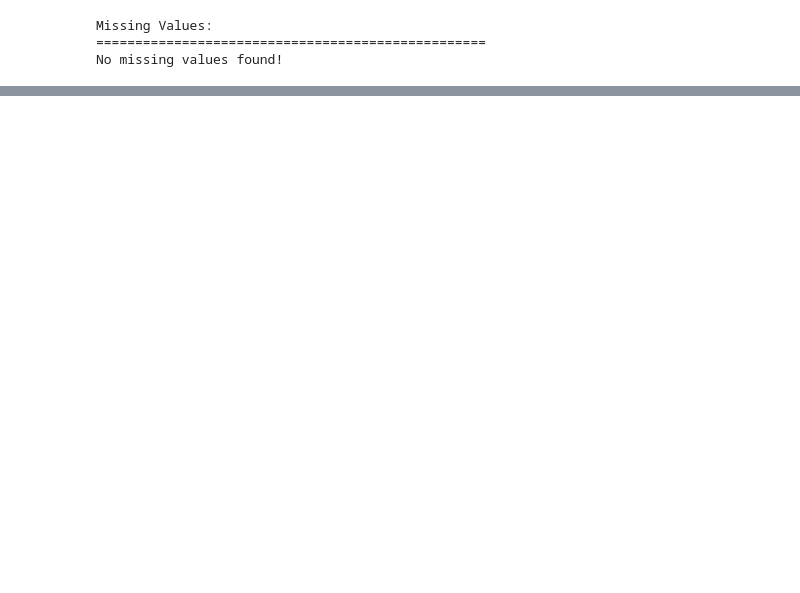
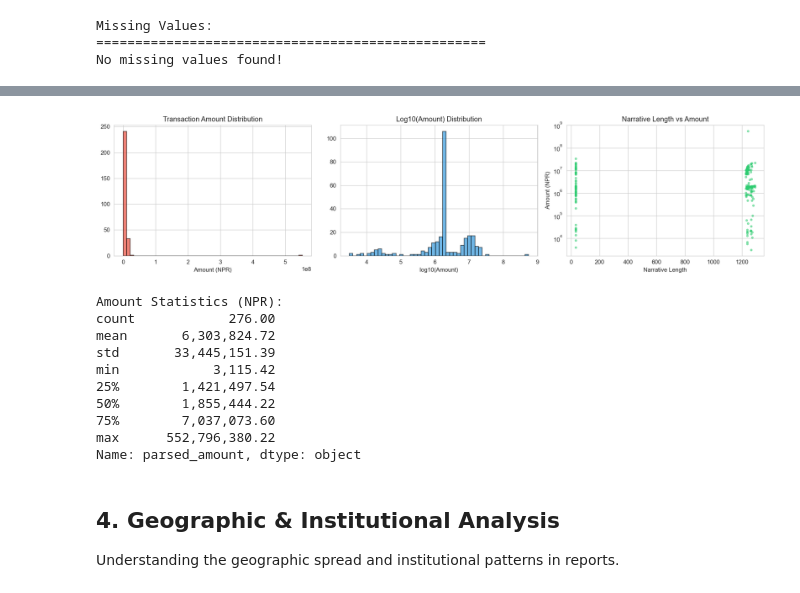
Before and after one commit to SUDIP10K89/BankSTRSummarizer, a Jupyter notebook: eda.ipynb, the cells around one changed output, grey strips where cells are left out. Saved outputs shown, nothing was run; the diff lists cells and outputs as text; code cells hidden in the pictures; blank space fills up the shorter version.

```diff
--- a/eda.ipynb
+++ b/eda.ipynb
@@ -203,0 +291,47 @@ else:
+# %%
+# Amount parsing for numeric analysis
+def parse_amount(amt_str):
+    try:
+        if pd.notna(amt_str):
+            return float(re.sub(r'[^0-9.]', '', str(amt_str).split()[-1]))
+    except:
+        pass
+    return np.nan
+
+df['parsed_amount'] = df['entities_amounts'].apply(parse_amount)
+
+fig, axes = plt.subplots(1, 3, figsize=(16, 4))
+axes[0].hist(df['parsed_amount'].dropna(), bins=50, edgecolor='black', alpha=0.7, color='#e74c3c')
+axes[0].set_title('Transaction Amount Distribution')
+axes[0].set_xlabel('Amount (NPR)')
+
+axes[1].hist(np.log10(df['parsed_amount'].dropna() + 1), bins=50, edgecolor='black', alpha=0.7, color='#3498db')
+axes[1].set_title('Log10(Amount) Distribution')
+axes[1].set_xlabel('log10(Amount)')
+
+axes[2].scatter(df['narrative_length'], df['parsed_amount'], alpha=0.5, s=10, c='#2ecc71')
+axes[2].set_title('Narrative Length vs Amount')
+axes[2].set_xlabel('Narrative Length')
+axes[2].set_ylabel('Amount (NPR)')
+axes[2].set_yscale('log')
+plt.tight_layout()
+plt.show()
+
+print("Amount Statistics (NPR):")
+print(df['parsed_amount'].describe().apply(lambda x: f'{x:,.2f}'))
+# %% [output]
+[figure, added]
+Amount Statistics (NPR):
+count            276.00
+mean       6,303,824.72
+std       33,445,151.39
+min            3,115.42
+25%        1,421,497.54
+50%        1,855,444.22
+75%        7,037,073.60
+max      552,796,380.22
+Name: parsed_amount, dtype: object
+# %% [markdown]
+## 4. Geographic & Institutional Analysis
+
+Understanding the geographic spread and institutional patterns in reports.
```
Also changed, not shown: parts of 30 cells of this notebook.
